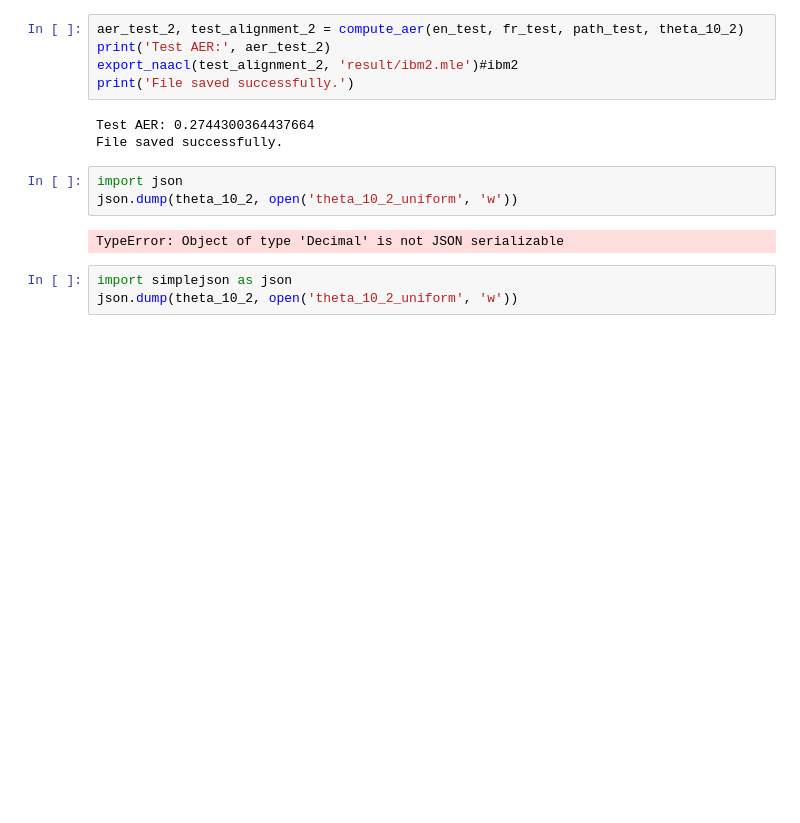
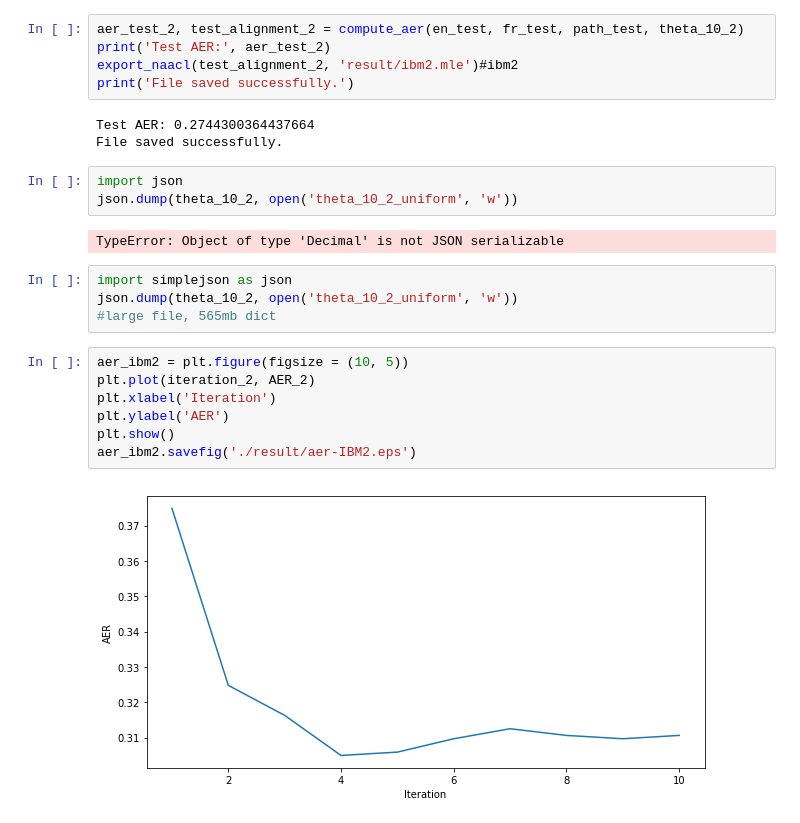
Before and after one commit to jamie0725/Natural-Language-Processing-2, a Jupyter notebook: week1/ibm_models.ipynb, the cells around one changed output. Drawn from its saved outputs; the diff is of its cells as text; blank space fills up the shorter version.

```diff
--- a/week1/ibm_models.ipynb
+++ b/week1/ibm_models.ipynb
@@ -418,3 +418,13 @@ TypeError: Object of type 'Decimal' is not JSON serializable
 # %%
 import simplejson as json
 json.dump(theta_10_2, open('theta_10_2_uniform', 'w'))
+#large file, 565mb dict
+# %%
+aer_ibm2 = plt.figure(figsize = (10, 5))
+plt.plot(iteration_2, AER_2)
+plt.xlabel('Iteration')
+plt.ylabel('AER')
+plt.show()
+aer_ibm2.savefig('./result/aer-IBM2.eps')
+# %% [output]
+[figure, added]
```
Also changed, not shown: parts of 1 cell of this notebook, 2 other files.
